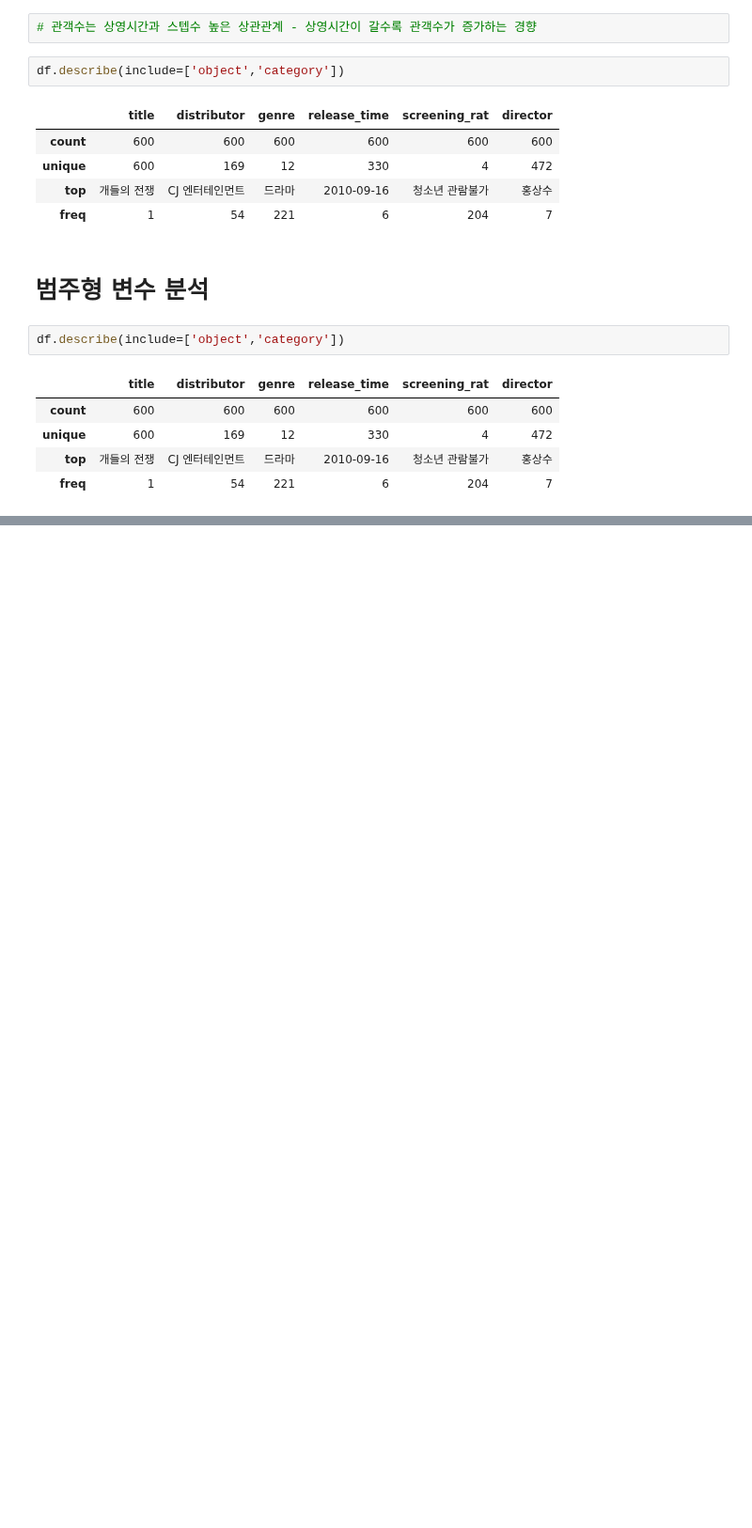
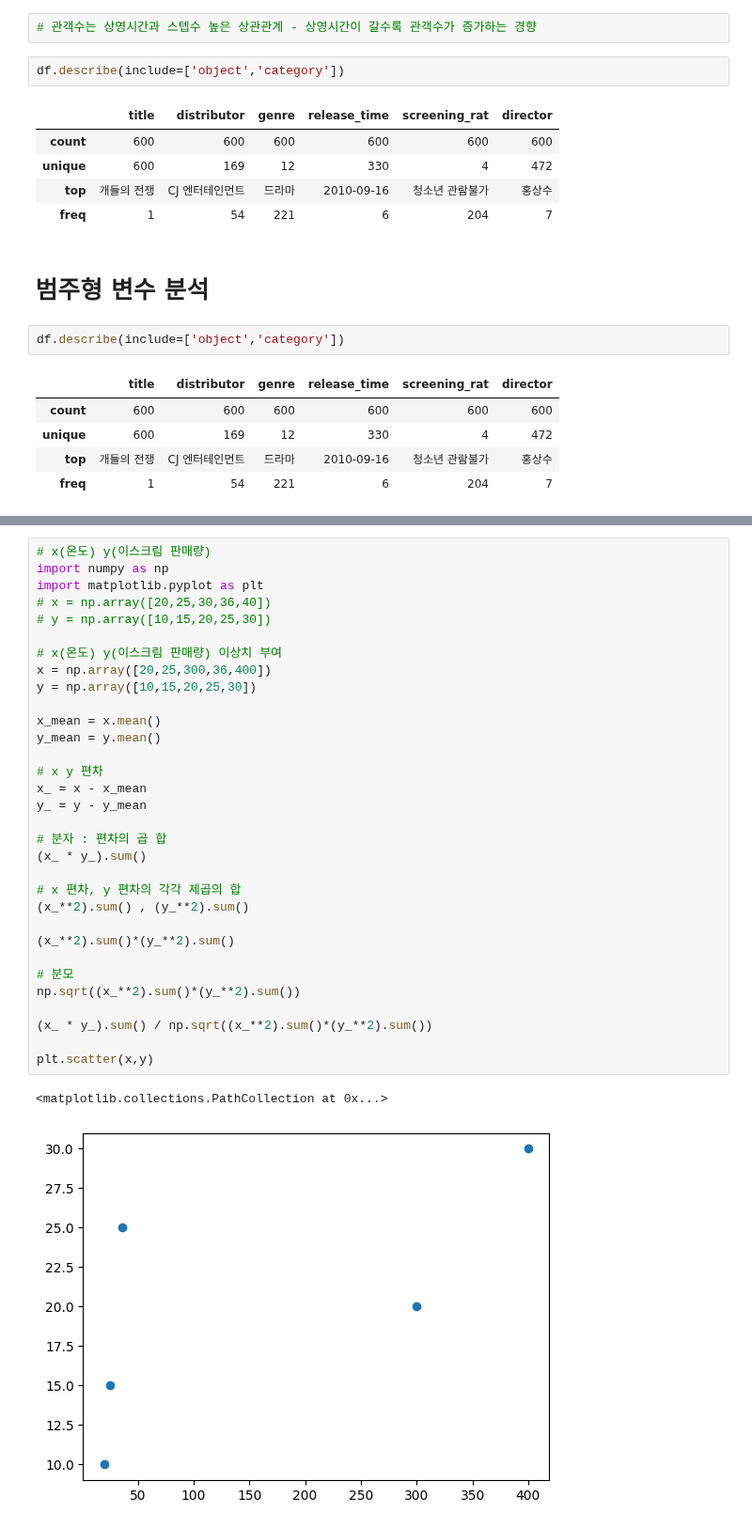
Before and after one commit to carookim/Python, a Jupyter notebook: EDA/movie.ipynb, the cells around one changed output, grey strips where cells are left out. Shown at 94% size. Cells and saved outputs as stored; diff of their text form; blank space fills up the shorter version.

```diff
--- a/EDA/movie.ipynb
+++ b/EDA/movie.ipynb
@@ -170,0 +203,35 @@ df.describe(include=['object','category'])
+# %%
+# x(온도) y(이스크림 판매량)
+import numpy as np
+import matplotlib.pyplot as plt
+# x = np.array([20,25,30,36,40])
+# y = np.array([10,15,20,25,30])
+
+# x(온도) y(이스크림 판매량) 이상치 부여
+x = np.array([20,25,300,36,400])
+y = np.array([10,15,20,25,30])
+
+x_mean = x.mean()
+y_mean = y.mean()
+
+# x y 편차
+x_ = x - x_mean
+y_ = y - y_mean
+
+# 분자 : 편차의 곱 합
+(x_ * y_).sum()
+
+# x 편차, y 편차의 각각 제곱의 합
+(x_**2).sum() , (y_**2).sum()
+
+(x_**2).sum()*(y_**2).sum()
+
+# 분모
+np.sqrt((x_**2).sum()*(y_**2).sum())
+
+(x_ * y_).sum() / np.sqrt((x_**2).sum()*(y_**2).sum())
+
+plt.scatter(x,y)
+# %% [output]
+<matplotlib.collections.PathCollection at 0x...>
+[figure, added]
```
Also changed, not shown: parts of 3 cells of this notebook, 2 other files.
